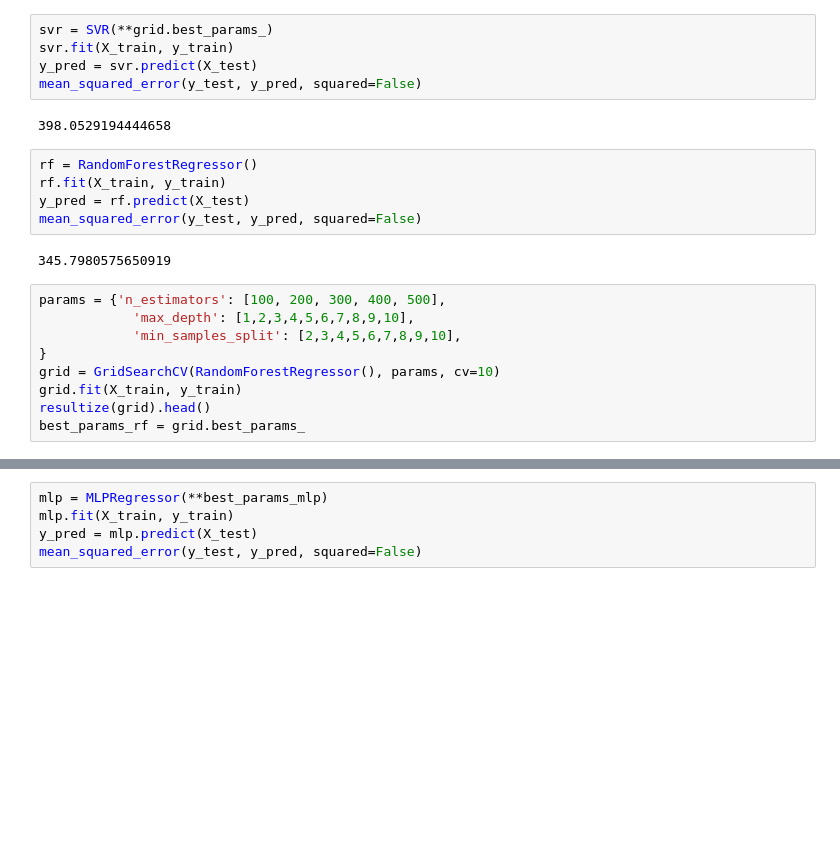
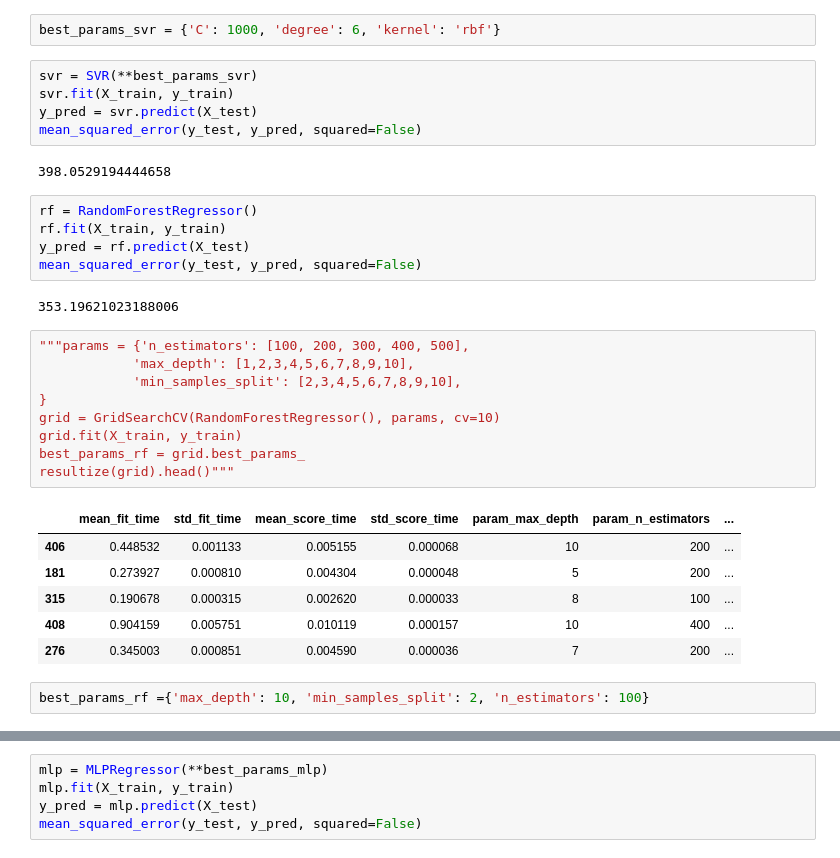
Before and after one commit to ThomasMeb/Anticiper_besoins_des_batiments, a Jupyter notebook: EmissionsCO2.ipynb, the cells around one changed output, grey strips where cells are left out. Drawn from its saved outputs; the diff is of its cells as text; blank space fills up the shorter version.

```diff
--- a/EmissionsCO2.ipynb
+++ b/EmissionsCO2.ipynb
@@ -432,5 +433,7 @@ resultize(grid).head()
+# %%
+best_params_svr = {'C': 1000, 'degree': 6, 'kernel': 'rbf'}
 # %%
-svr = SVR(**grid.best_params_)
+svr = SVR(**best_params_svr)
 svr.fit(X_train, y_train)
 y_pred = svr.predict(X_test)
 mean_squared_error(y_test, y_pred, squared=False)
@@ -442,16 +445,25 @@ rf.fit(X_train, y_train)
 y_pred = rf.predict(X_test)
 mean_squared_error(y_test, y_pred, squared=False)
 # %% [output]
-345.7980575650919
+353.19621023188006
 # %%
-params = {'n_estimators': [100, 200, 300, 400, 500],
+"""params = {'n_estimators': [100, 200, 300, 400, 500],
             'max_depth': [1,2,3,4,5,6,7,8,9,10],
             'min_samples_split': [2,3,4,5,6,7,8,9,10],
 }
 grid = GridSearchCV(RandomForestRegressor(), params, cv=10)
 grid.fit(X_train, y_train)
-resultize(grid).head()
 best_params_rf = grid.best_params_
+resultize(grid).head()"""
+# %% [output]
+|  | mean_fit_time | std_fit_time | mean_score_time | std_score_time | param_max_depth | param_n_estimators | ... |
+| 406 | 0.448532 | 0.001133 | 0.005155 | 0.000068 | 10 | 200 | ... |
+| 181 | 0.273927 | 0.000810 | 0.004304 | 0.000048 | 5 | 200 | ... |
+| 315 | 0.190678 | 0.000315 | 0.002620 | 0.000033 | 8 | 100 | ... |
+| 408 | 0.904159 | 0.005751 | 0.010119 | 0.000157 | 10 | 400 | ... |
+| 276 | 0.345003 | 0.000851 | 0.004590 | 0.000036 | 7 | 200 | ... |
+# %%
+best_params_rf ={'max_depth': 10, 'min_samples_split': 2, 'n_estimators': 100}
 # %%
 rf = RandomForestRegressor(**best_params_rf)
 rf.fit(X_train, y_train)
```
Also changed, not shown: parts of 17 cells of this notebook.
